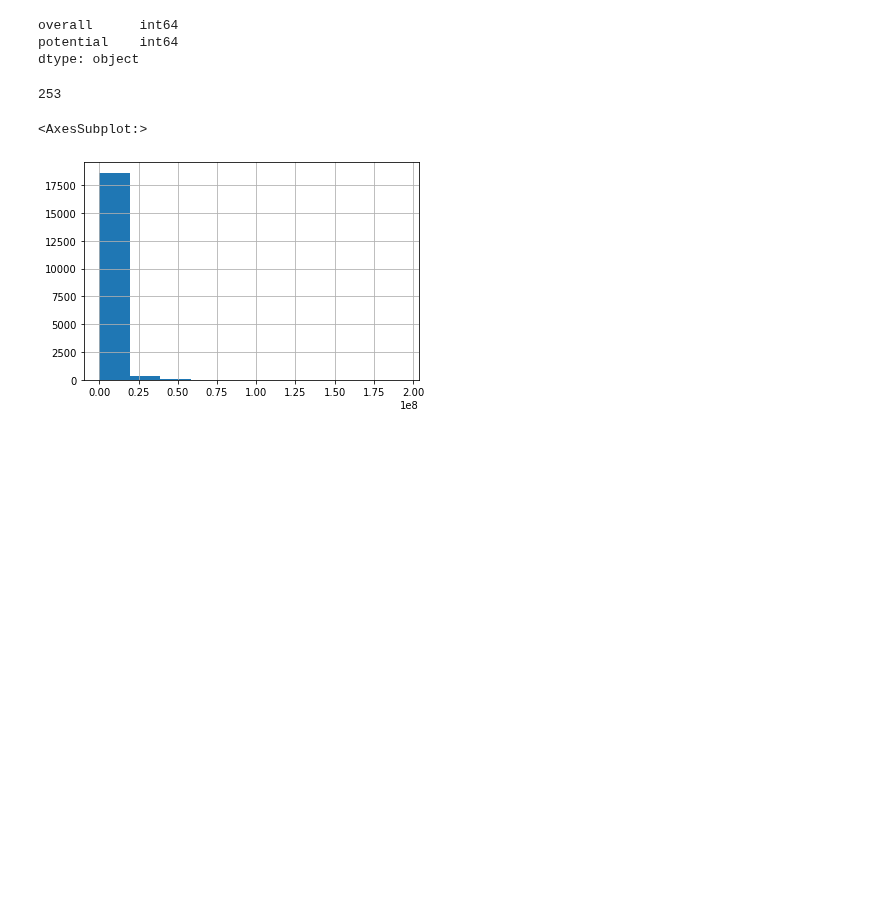
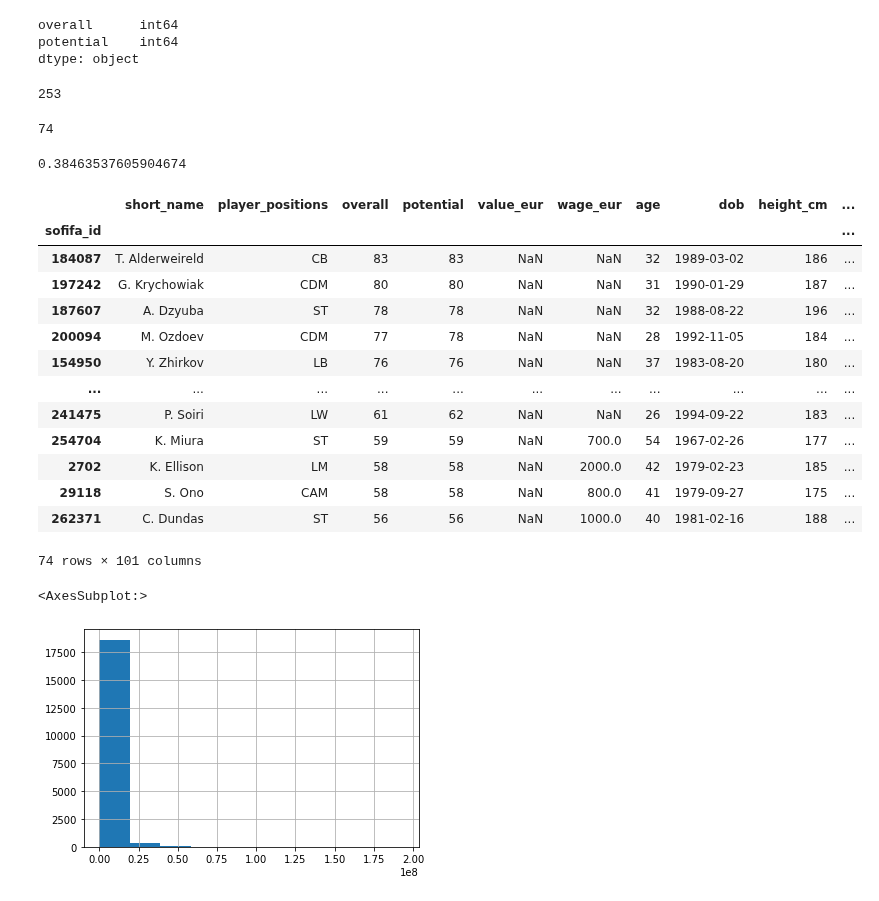
Before and after one commit to ironhack-bcn-data-pt/PR06-Machine-Learning-Group-Project, a Jupyter notebook: Project_06.ipynb, the cells around one changed output. Cells and saved outputs as stored; diff of their text form; code cells hidden in the pictures; blank space fills up the shorter version.

Commit message:
columns 10 to 15 checked

```diff
--- a/Project_06.ipynb
+++ b/Project_06.ipynb
@@ -516,3 +517,28 @@ dtype: object
 len(male_df.value_eur.unique())
 # %% [output]
 253
+# %%
+male_df.value_eur.isna().sum()
+# %% [output]
+74
+# %%
+(male_df.value_eur.isna().sum() / len(male_df.value_eur) ) * 100
+# %% [output]
+0.38463537605904674
+# %%
+male_df[male_df.value_eur.isna()]
+# %% [output]
+|  | short_name | player_positions | overall | potential | value_eur | wage_eur | age | dob | height_cm | ... |
+| sofifa_id |  |  |  |  |  |  |  |  |  | ... |
+| 184087 | T. Alderweireld | CB | 83 | 83 | NaN | NaN | 32 | 1989-03-02 | 186 | ... |
+| 197242 | G. Krychowiak | CDM | 80 | 80 | NaN | NaN | 31 | 1990-01-29 | 187 | ... |
+| 187607 | A. Dzyuba | ST | 78 | 78 | NaN | NaN | 32 | 1988-08-22 | 196 | ... |
+| 200094 | M. Ozdoev | CDM | 77 | 78 | NaN | NaN | 28 | 1992-11-05 | 184 | ... |
+| 154950 | Y. Zhirkov | LB | 76 | 76 | NaN | NaN | 37 | 1983-08-20 | 180 | ... |
+| ... | ... | ... | ... | ... | ... | ... | ... | ... | ... | ... |
+| 241475 | P. Soiri | LW | 61 | 62 | NaN | NaN | 26 | 1994-09-22 | 183 | ... |
+| 254704 | K. Miura | ST | 59 | 59 | NaN | 700.0 | 54 | 1967-02-26 | 177 | ... |
+| 2702 | K. Ellison | LM | 58 | 58 | NaN | 2000.0 | 42 | 1979-02-23 | 185 | ... |
+| 29118 | S. Ono | CAM | 58 | 58 | NaN | 800.0 | 41 | 1979-09-27 | 175 | ... |
+| 262371 | C. Dundas | ST | 56 | 56 | NaN | 1000.0 | 40 | 1981-02-16 | 188 | ... |
+74 rows × 101 columns
```
Also changed, not shown: parts of 28 cells of this notebook.
